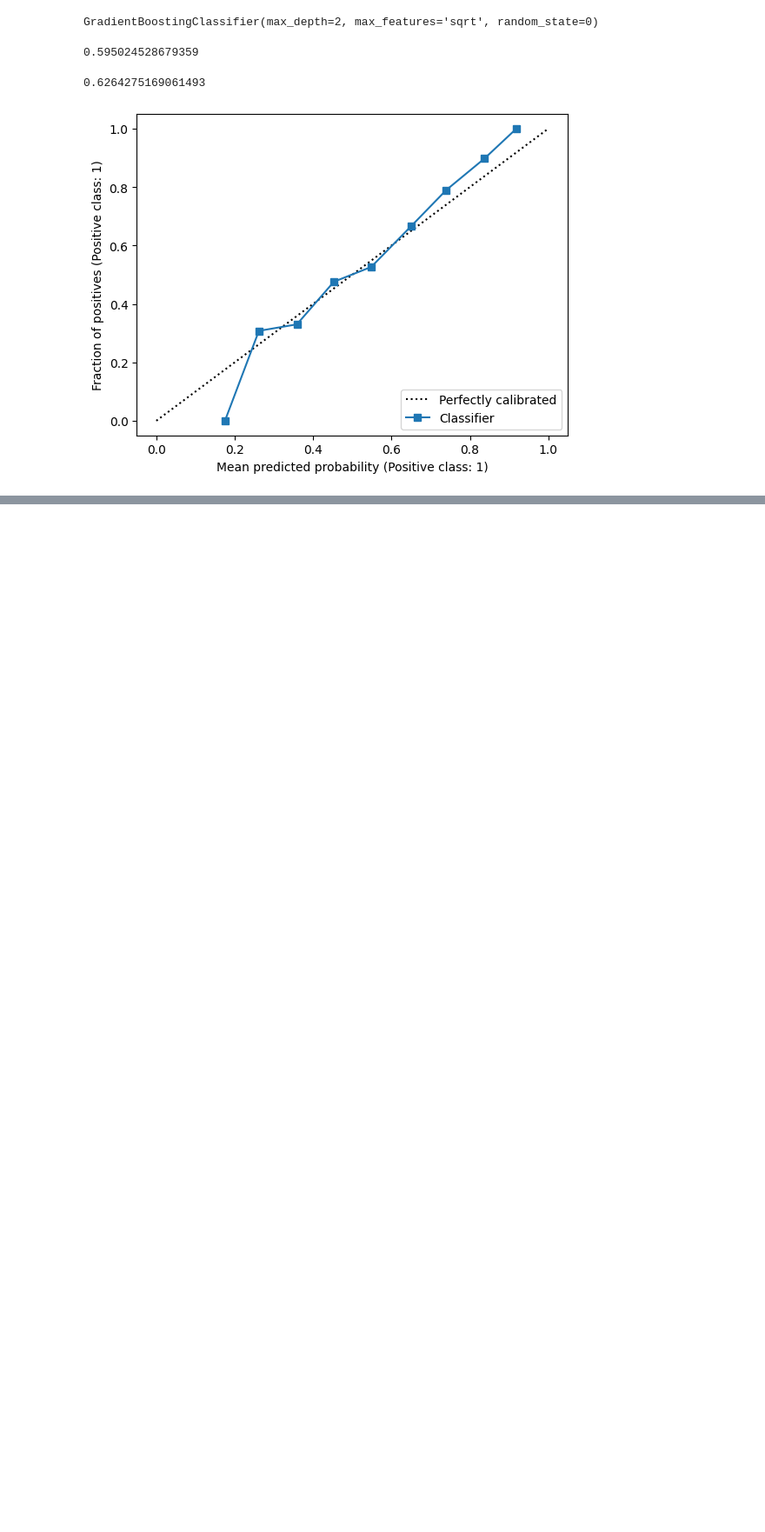
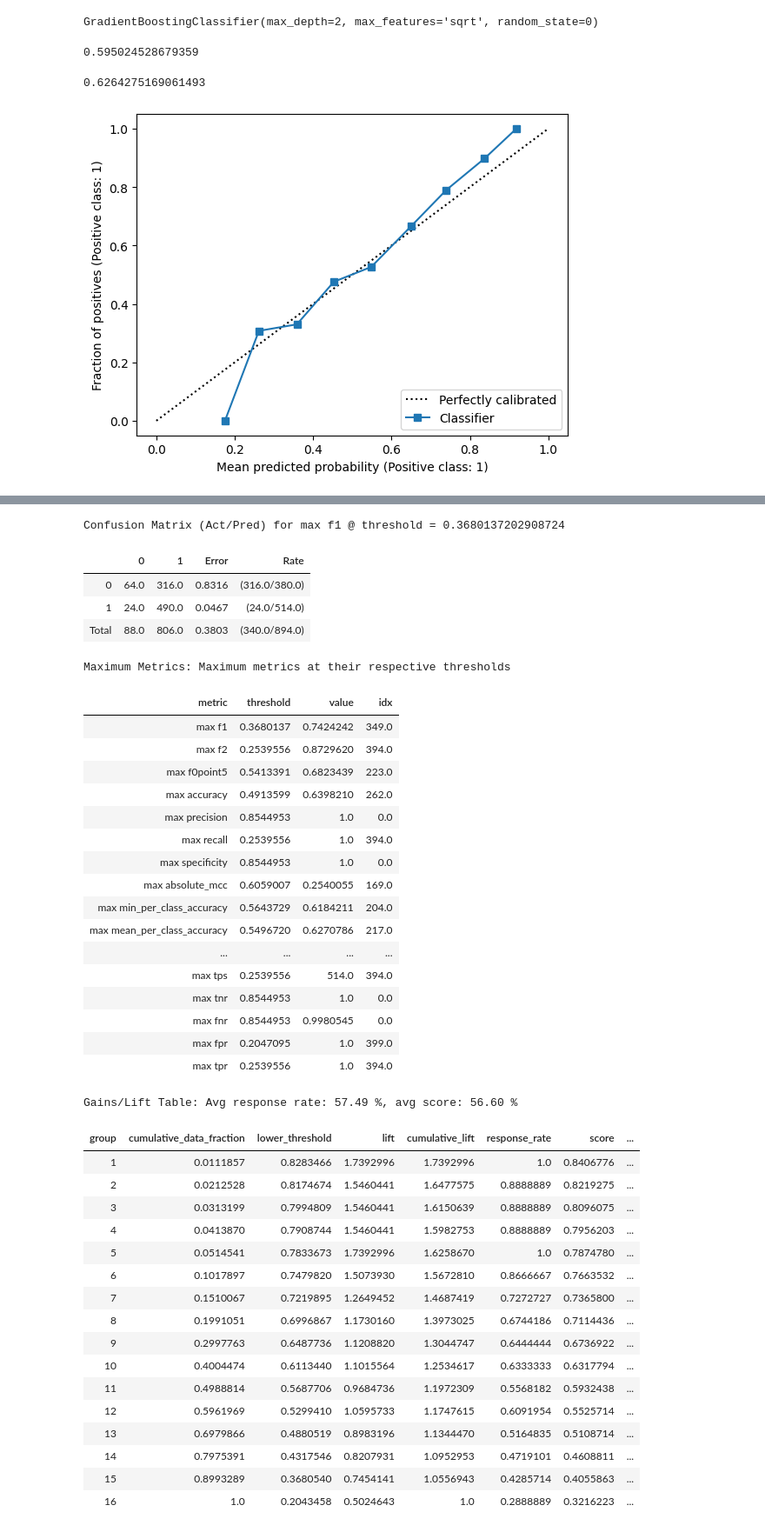
Before and after one commit to ehan03/cpsc-381-final-project, a Jupyter notebook: notebooks/eugene_gbm.ipynb, the cells around one changed output, grey strips where cells are left out. Shown: that part at 87% size. Cells and saved outputs as stored; diff of their text form; code cells hidden in the pictures; blank space fills up the shorter version.

```diff
--- a/notebooks/eugene_gbm.ipynb
+++ b/notebooks/eugene_gbm.ipynb
@@ -46,0 +94,5 @@ disp = CalibrationDisplay.from_predictions(y_test, y_pred_test, n_bins=10)
+# %%
+lb_frame = h2o.import_file("../data/processed/test.csv")
+lb_frame = lb_frame.drop(["BOUT_ID", "EVENT_ID", "DATE", "BOUT_ORDINAL"])
+lb_frame["RED_WIN"] = lb_frame["RED_WIN"].asfactor()
+lb_frame.head()
@@ -46,0 +154,3 @@ disp = CalibrationDisplay.from_predictions(y_test, y_pred_test, n_bins=10)
+# %%
+temp = h2o.get_model("GBM_1_AutoML_3_20240403_214755")
+temp
@@ -46,0 +175,3 @@ disp = CalibrationDisplay.from_predictions(y_test, y_pred_test, n_bins=10)
+# %%
+temp.model_performance(lb_frame)
+# %% [output]
@@ -46,0 +179,41 @@ disp = CalibrationDisplay.from_predictions(y_test, y_pred_test, n_bins=10)
+Confusion Matrix (Act/Pred) for max f1 @ threshold = 0.3680137202908724
+|  | 0 | 1 | Error | Rate |
+| 0 | 64.0 | 316.0 | 0.8316 | (316.0/380.0) |
+| 1 | 24.0 | 490.0 | 0.0467 | (24.0/514.0) |
+| Total | 88.0 | 806.0 | 0.3803 | (340.0/894.0) |
+Maximum Metrics: Maximum metrics at their respective thresholds
+| metric | threshold | value | idx |
+| max f1 | 0.3680137 | 0.7424242 | 349.0 |
+| max f2 | 0.2539556 | 0.8729620 | 394.0 |
+| max f0point5 | 0.5413391 | 0.6823439 | 223.0 |
+| max accuracy | 0.4913599 | 0.6398210 | 262.0 |
+| max precision | 0.8544953 | 1.0 | 0.0 |
+| max recall | 0.2539556 | 1.0 | 394.0 |
+| max specificity | 0.8544953 | 1.0 | 0.0 |
+| max absolute_mcc | 0.6059007 | 0.2540055 | 169.0 |
+| max min_per_class_accuracy | 0.5643729 | 0.6184211 | 204.0 |
+| max mean_per_class_accuracy | 0.5496720 | 0.6270786 | 217.0 |
+| ... | ... | ... | ... |
+| max tps | 0.2539556 | 514.0 | 394.0 |
+| max tnr | 0.8544953 | 1.0 | 0.0 |
+| max fnr | 0.8544953 | 0.9980545 | 0.0 |
+| max fpr | 0.2047095 | 1.0 | 399.0 |
+| max tpr | 0.2539556 | 1.0 | 394.0 |
+Gains/Lift Table: Avg response rate: 57.49 %, avg score: 56.60 %
+| group | cumulative_data_fraction | lower_threshold | lift | cumulative_lift | response_rate | score | ... |
+| 1 | 0.0111857 | 0.8283466 | 1.7392996 | 1.7392996 | 1.0 | 0.8406776 | ... |
+| 2 | 0.0212528 | 0.8174674 | 1.5460441 | 1.6477575 | 0.8888889 | 0.8219275 | ... |
+| 3 | 0.0313199 | 0.7994809 | 1.5460441 | 1.6150639 | 0.8888889 | 0.8096075 | ... |
+| 4 | 0.0413870 | 0.7908744 | 1.5460441 | 1.5982753 | 0.8888889 | 0.7956203 | ... |
+| 5 | 0.0514541 | 0.7833673 | 1.7392996 | 1.6258670 | 1.0 | 0.7874780 | ... |
+| 6 | 0.1017897 | 0.7479820 | 1.5073930 | 1.5672810 | 0.8666667 | 0.7663532 | ... |
+| 7 | 0.1510067 | 0.7219895 | 1.2649452 | 1.4687419 | 0.7272727 | 0.7365800 | ... |
+| 8 | 0.1991051 | 0.6996867 | 1.1730160 | 1.3973025 | 0.6744186 | 0.7114436 | ... |
+| 9 | 0.2997763 | 0.6487736 | 1.1208820 | 1.3044747 | 0.6444444 | 0.6736922 | ... |
+| 10 | 0.4004474 | 0.6113440 | 1.1015564 | 1.2534617 | 0.6333333 | 0.6317794 | ... |
+| 11 | 0.4988814 | 0.5687706 | 0.9684736 | 1.1972309 | 0.5568182 | 0.5932438 | ... |
+| 12 | 0.5961969 | 0.5299410 | 1.0595733 | 1.1747615 | 0.6091954 | 0.5525714 | ... |
+| 13 | 0.6979866 | 0.4880519 | 0.8983196 | 1.1344470 | 0.5164835 | 0.5108714 | ... |
+| 14 | 0.7975391 | 0.4317546 | 0.8207931 | 1.0952953 | 0.4719101 | 0.4608811 | ... |
+| 15 | 0.8993289 | 0.3680540 | 0.7454141 | 1.0556943 | 0.4285714 | 0.4055863 | ... |
+| 16 | 1.0 | 0.2043458 | 0.5024643 | 1.0 | 0.2888889 | 0.3216223 | ... |
```
Also changed, not shown: parts of 11 cells of this notebook, 3 other files.
